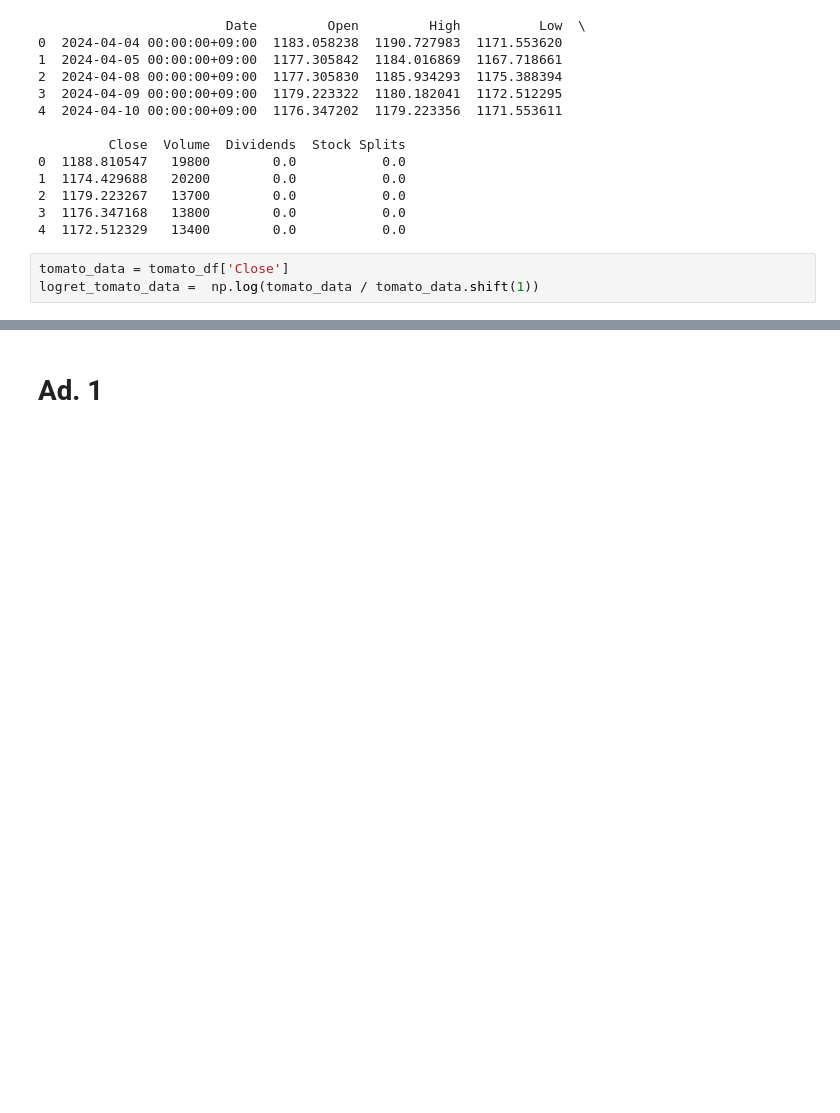
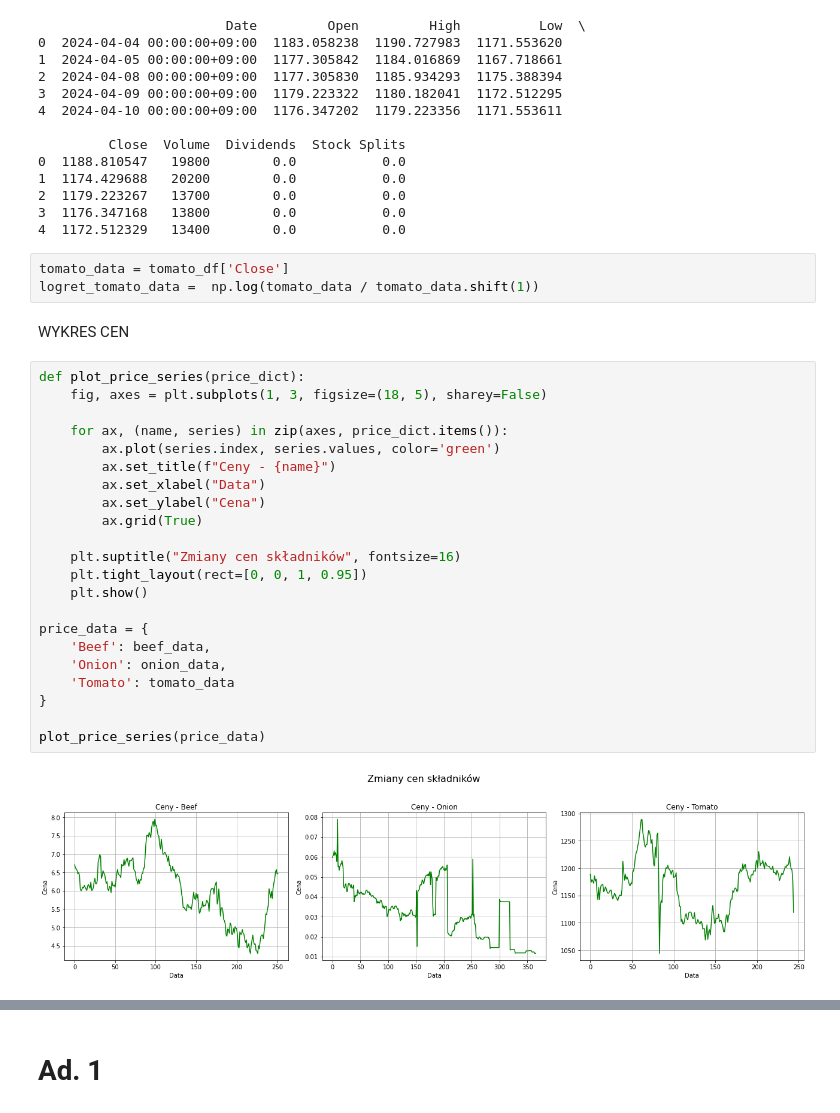
Before and after one commit to werpyr1003/Zarz-dzanie_ryzykiem_McDonald_Corporation, a Jupyter notebook: Projekt_2/Kody.ipynb, the cells around one changed output, grey strips where cells are left out. Saved outputs shown, nothing was run; the diff lists cells and outputs as text; blank space fills up the shorter version.

```diff
--- a/Projekt_2/Kody.ipynb
+++ b/Projekt_2/Kody.ipynb
@@ -78,3 +79,29 @@ print(tomato_df.head())
 # %%
 tomato_data = tomato_df['Close']
 logret_tomato_data =  np.log(tomato_data / tomato_data.shift(1))
+# %% [markdown]
+WYKRES CEN
+# %%
+def plot_price_series(price_dict):
+    fig, axes = plt.subplots(1, 3, figsize=(18, 5), sharey=False)
+
+    for ax, (name, series) in zip(axes, price_dict.items()):
+        ax.plot(series.index, series.values, color='green')
+        ax.set_title(f"Ceny - {name}")
+        ax.set_xlabel("Data")
+        ax.set_ylabel("Cena")
+        ax.grid(True)
+
+    plt.suptitle("Zmiany cen składników", fontsize=16)
+    plt.tight_layout(rect=[0, 0, 1, 0.95])
+    plt.show()
+
+price_data = {
+    'Beef': beef_data,
+    'Onion': onion_data,
+    'Tomato': tomato_data
+}
+
+plot_price_series(price_data)
+# %% [output]
+[figure, added]
```
Also changed, not shown: parts of 13 cells of this notebook.
